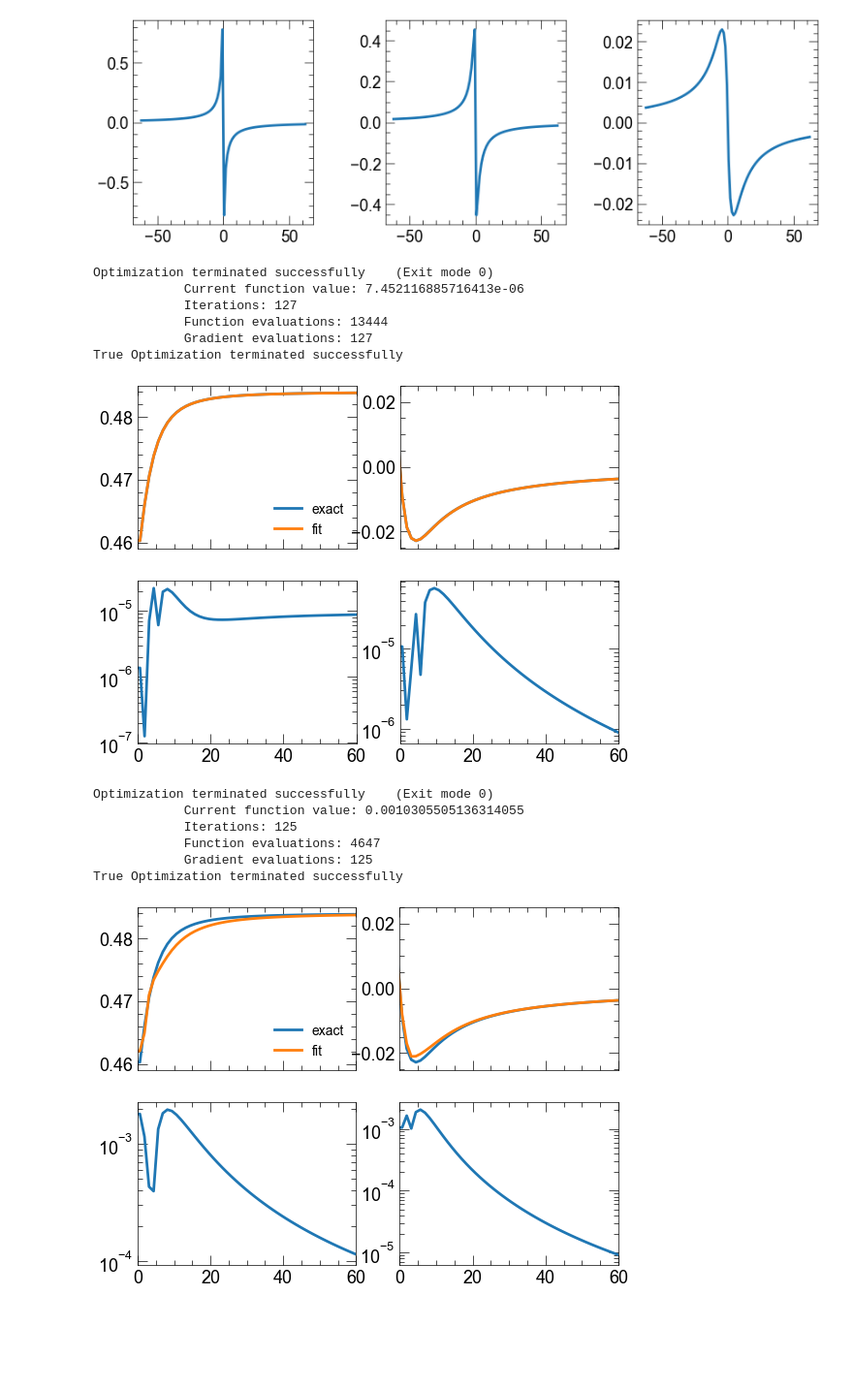
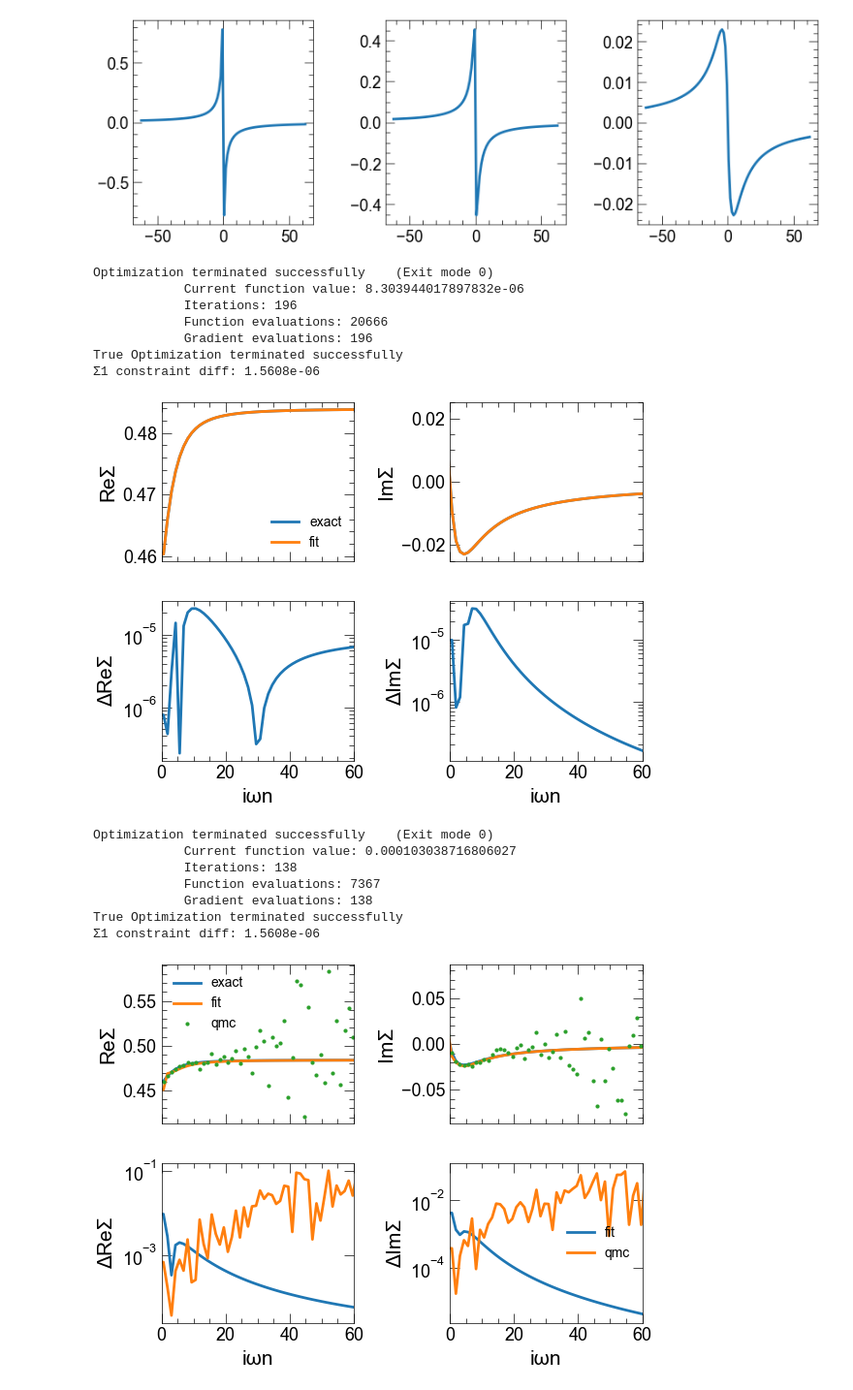
Before and after one commit to harrisonlabollita/fitdlr, a Jupyter notebook: dimer/Constraining DLR - No Inversion.ipynb, the cells around one changed output. Shown at 97% size. Cells and saved outputs as stored; diff of their text form; code cells hidden in the pictures; blank space fills up the shorter version.

```diff
--- a/dimer/Constraining DLR - No Inversion.ipynb
+++ b/dimer/Constraining DLR - No Inversion.ipynb
@@ -216,4 +214,8 @@ iw_i  = np.array([complex(x) for x in Sigma_iw_ref.mesh])
 # %%
+d = dlr(lamb=30)
+G0_tau = make_gf_from_fourier(G0_iw)
+tau_i = np.array([x.real for x in G0_tau.mesh])
+iw_i  = np.array([complex(x) for x in Sigma_iw_ref.mesh])
 sig_xaa, sol = constrained_lstsq_dlr_from_tau(d,
                                    tau_i,
                                    iw_i,
@@ -223,10 +225,13 @@ sig_xaa, sol = constrained_lstsq_dlr_from_tau(d,
                                    sigma_moments['up'],
                                    ftol=1e-9,
                                    symmetrizer=None)
+Sigma_iw_fit = Sigma_iw_ref.copy()
+Sigma_iw_fit['up'].data[:] = d.eval_dlr_freq(sig_xaa, iw_i, beta) +sigma_moments['up'][0]
 # %% [output]
 Optimization terminated successfully    (Exit mode 0)
-            Current function value: 7.452116885716413e-06
-            Iterations: 127
-            Function evaluations: 13444
-            Gradient evaluations: 127
+            Current function value: 8.303944017897832e-06
+            Iterations: 196
+            Function evaluations: 20666
+            Gradient evaluations: 196
 True Optimization terminated successfully
+Σ1 constraint diff: 1.5608e-06
@@ -236,22 +238,30 @@ Sigma_iw_fit['up'].data[:] = d.eval_dlr_freq(sig_xaa, iw_i, beta) +sigma_moments
 # %%
-fig, ax = plt.subplots(2,2,sharex=True)
+fig, ax = plt.subplots(2,2,sharex=True,)
 ax[0,0].plot(iwn.imag, Sigma_iw_ref['up'].data[:,0,0].real, label='exact')
 ax[0,0].plot(iwn.imag, Sigma_iw_fit['up'].data[:,0,0].real, label='fit')
+ax[0,0].set_ylabel('ReΣ')
 ax[1,0].semilogy(iwn.imag, np.abs(Sigma_iw_ref['up'].data[:,0,0].real-Sigma_iw_fit['up'].data[:,0,0].real))
+ax[1,0].set_ylabel('ΔReΣ')
+ax[1,0].set_xlabel('iωn')
 ax[0,0].legend()
 ax[0,1].plot(iwn.imag, Sigma_iw_ref['up'].data[:,0,0].imag, label='exact')
 ax[0,1].plot(iwn.imag, Sigma_iw_fit['up'].data[:,0,0].imag, label='fit')
+ax[0,1].set_ylabel('ImΣ')
 ax[1,1].semilogy(iwn.imag, np.abs(Sigma_iw_ref['up'].data[:,0,0].imag-Sigma_iw_fit['up'].data[:,0,0].imag))
+ax[1,1].set_ylabel('ΔImΣ')
+ax[1,1].set_xlabel('iωn')
 ax[0,0].legend()
 ax[0,0].set_xlim(0,60)
+plt.subplots_adjust(hspace=0.25, wspace=0.5)
 plt.show()
 # %% [output]
-[figure, old version]
+[figure, new version]
 # %%
-tol = 5e-4
+tol = 1e-4
 G_tau_qmc= G_tau_ref.copy()
-G_tau_qmc['up'].data[:] += np.random.normal(scale=tol, size=G_tau_qmc['up'].data.shape)
-d = dlr(lamb=30,eps=0.1*tol)
+for block, _ in G_tau_qmc: G_tau_qmc[block].data[:] += np.random.normal(scale=tol, size=G_tau_qmc[block].data.shape)
+Sigma_iw_qmc = inverse(G0_iw) - inverse(make_gf_from_fourier(G_tau_qmc))
+d = dlr(lamb=30,eps=1e-6)
 # %%
 sig_xaa, sol = constrained_lstsq_dlr_from_tau(d,
                                    tau_i,
@@ -262,28 +272,39 @@ sig_xaa, sol = constrained_lstsq_dlr_from_tau(d,
                                    sigma_moments['up'],
                                    ftol=1e-9,
                                    symmetrizer=None)
+Sigma_iw_fit = Sigma_iw_ref.copy()
+Sigma_iw_fit['up'].data[:] = d.eval_dlr_freq(sig_xaa, iw_i, beta)+sigma_moments['up'][0]
 # %% [output]
 Optimization terminated successfully    (Exit mode 0)
-            Current function value: 0.0010305505136314055
-            Iterations: 125
-            Function evaluations: 4647
-            Gradient evaluations: 125
+            Current function value: 0.000103038716806027
+            Iterations: 138
+            Function evaluations: 7367
+            Gradient evaluations: 138
 True Optimization terminated successfully
+Σ1 constraint diff: 1.5608e-06
 # %%
-Sigma_iw_fit = Sigma_iw_ref.copy()
-Sigma_iw_fit['up'].data[:] = d.eval_dlr_freq(sig_xaa, iw_i, beta)+sigma_moments['up'][0]
-
-fig, ax = plt.subplots(2,2,sharex=True)
+fig, ax = plt.subplots(2,2,sharex=True,)
 ax[0,0].plot(iwn.imag, Sigma_iw_ref['up'].data[:,0,0].real, label='exact')
 ax[0,0].plot(iwn.imag, Sigma_iw_fit['up'].data[:,0,0].real, label='fit')
-ax[1,0].semilogy(iwn.imag, np.abs(Sigma_iw_ref['up'].data[:,0,0].real-Sigma_iw_fit['up'].data[:,0,0].real))
+ax[0,0].plot(iwn.imag, Sigma_iw_qmc['up'].data[:,0,0].real, 'o', label='qmc',ms=2)
+ax[0,0].set_ylabel('ReΣ')
+ax[1,0].semilogy(iwn.imag, np.abs(Sigma_iw_ref['up'].data[:,0,0].real-Sigma_iw_fit['up'].data[:,0,0].real), label='fit',)
+ax[1,0].semilogy(iwn.imag, np.abs(Sigma_iw_ref['up'].data[:,0,0].real-Sigma_iw_qmc['up'].data[:,0,0].real), label='qmc')
+ax[1,0].set_ylabel('ΔReΣ')
+ax[1,0].set_xlabel('iωn')
 ax[0,0].legend()
 ax[0,1].plot(iwn.imag, Sigma_iw_ref['up'].data[:,0,0].imag, label='exact')
 ax[0,1].plot(iwn.imag, Sigma_iw_fit['up'].data[:,0,0].imag, label='fit')
-ax[1,1].semilogy(iwn.imag, np.abs(Sigma_iw_ref['up'].data[:,0,0].imag-Sigma_iw_fit['up'].data[:,0,0].imag))
-ax[0,0].legend()
+ax[0,1].plot(iwn.imag, Sigma_iw_qmc['up'].data[:,0,0].imag, 'o', label='qmc',ms=2)
+ax[0,1].set_ylabel('ImΣ')
+ax[1,1].semilogy(iwn.imag, np.abs(Sigma_iw_ref['up'].data[:,0,0].imag-Sigma_iw_fit['up'].data[:,0,0].imag),label='fit')
+ax[1,1].semilogy(iwn.imag, np.abs(Sigma_iw_ref['up'].data[:,0,0].imag-Sigma_iw_qmc['up'].data[:,0,0].imag), label='qmc')
+ax[1,1].set_ylabel('ΔImΣ')
+ax[1,1].set_xlabel('iωn')
+ax[1,1].legend()
 ax[0,0].set_xlim(0,60)
+plt.subplots_adjust(hspace=0.25, wspace=0.5)
 plt.show()
 # %% [output]
-[figure, old version]
+[figure, new version]
 # %%
```
Also changed, not shown: parts of 15 cells of this notebook.
